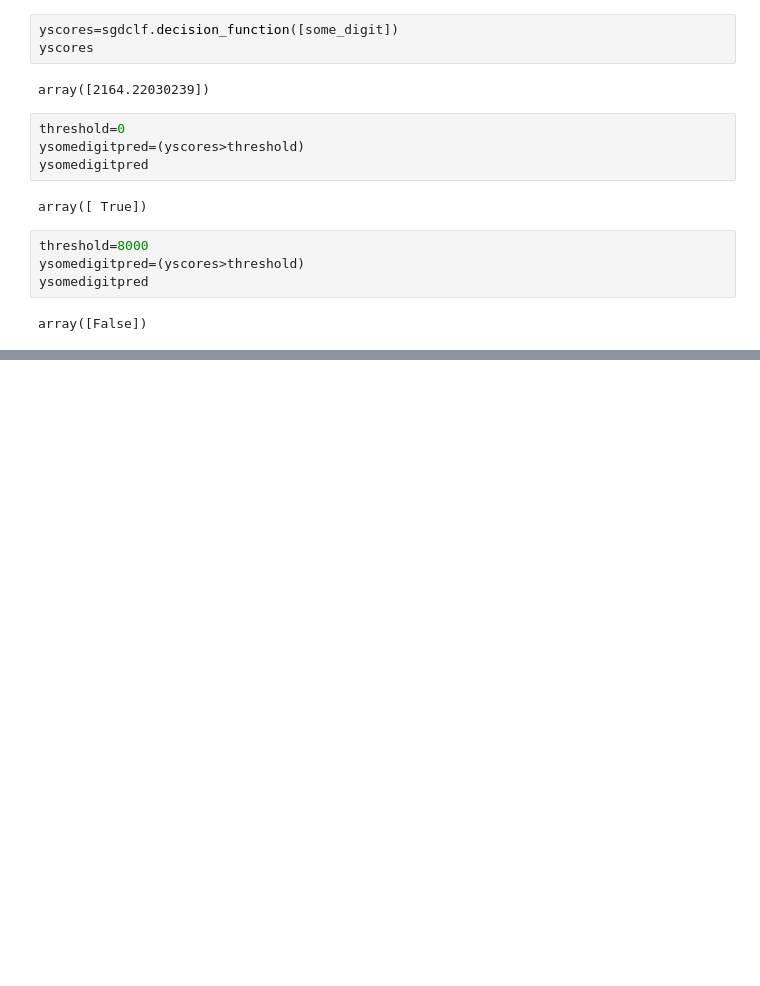
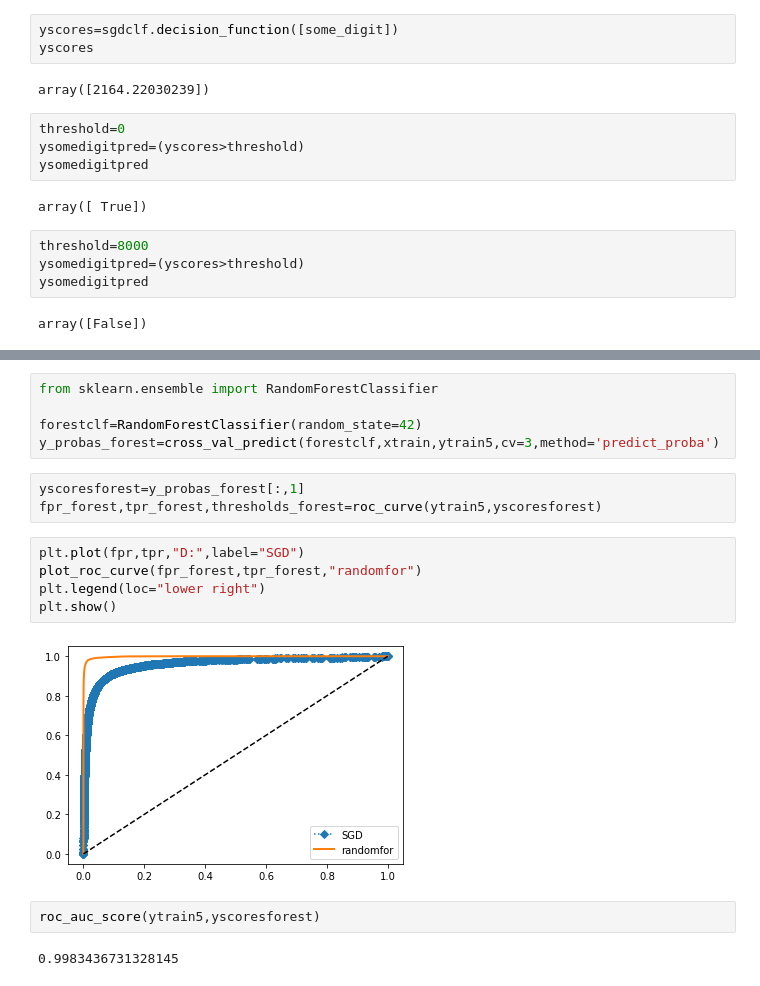
Before and after one commit to rkrkrr0101/study, a Jupyter notebook: 머신러닝/실습/실습/분류/Untitled.ipynb, the cells around one changed output, grey strips where cells are left out. Drawn from its saved outputs; the diff is of its cells as text; blank space fills up the shorter version.

```diff
--- a/머신러닝/실습/실습/분류/Untitled.ipynb
+++ b/머신러닝/실습/실습/분류/Untitled.ipynb
@@ -112,0 +160,19 @@ array([False])
+# %%
+from sklearn.ensemble import RandomForestClassifier
+
+forestclf=RandomForestClassifier(random_state=42)
+y_probas_forest=cross_val_predict(forestclf,xtrain,ytrain5,cv=3,method='predict_proba')
+# %%
+yscoresforest=y_probas_forest[:,1]
+fpr_forest,tpr_forest,thresholds_forest=roc_curve(ytrain5,yscoresforest)
+# %%
+plt.plot(fpr,tpr,"D:",label="SGD")
+plot_roc_curve(fpr_forest,tpr_forest,"randomfor")
+plt.legend(loc="lower right")
+plt.show()
+# %% [output]
+[figure, added]
+# %%
+roc_auc_score(ytrain5,yscoresforest)
+# %% [output]
+0.9983436731328145
```
Also changed, not shown: parts of 9 cells of this notebook.
